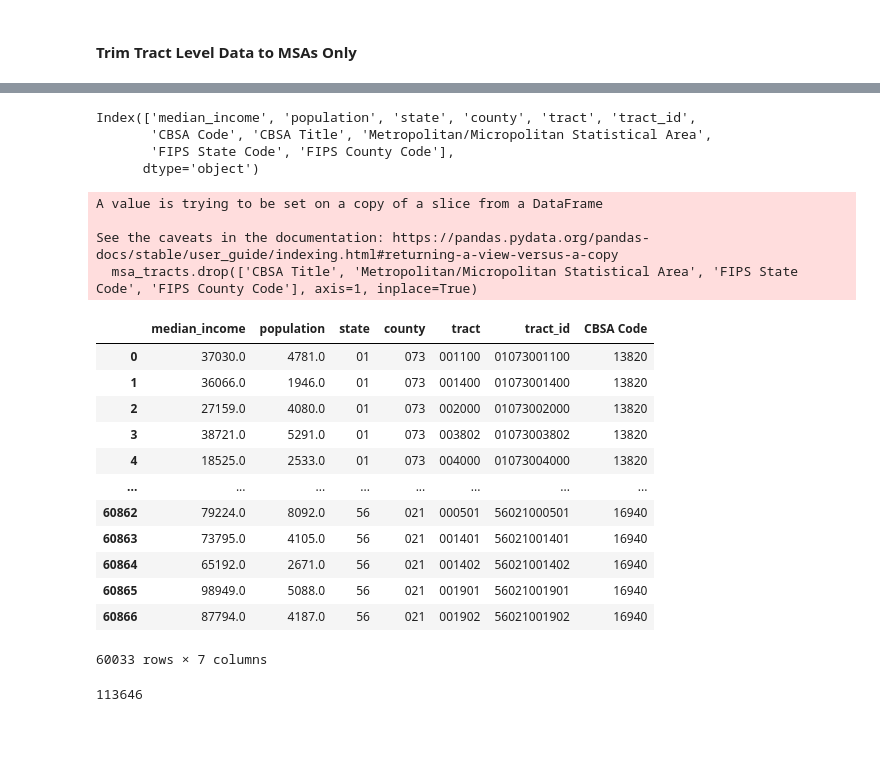
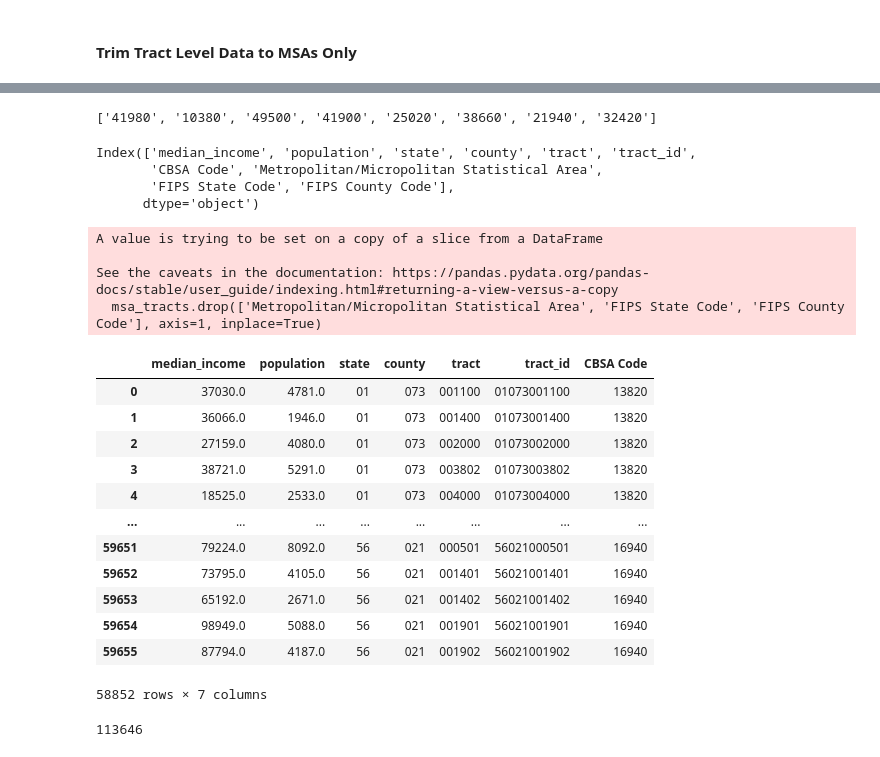
Before and after one commit to ldtcooper/urban-economics-project, a Jupyter notebook: notebook.ipynb, the cells around one changed output, grey strips where cells are left out. Saved outputs shown, nothing was run; the diff lists cells and outputs as text; code cells hidden in the pictures.

```diff
--- a/notebook.ipynb
+++ b/notebook.ipynb
@@ -192,2 +245,11 @@ msa_data
 # %% [markdown]
 #### MSA-Tract Crosswalk
+# %%
+msa_lookup = pd.read_excel('./data/omb-cbsa-csa.xls')
+msa_lookup = msa_lookup.iloc[2:].dropna(axis=1).iloc[:, [0, 2, -1]].reset_index(drop=True).dropna()
+msa_lookup.columns = ['CBSA Code', 'Metropolitan/Micropolitan Statistical Area', 'FIPS Code']
+
+for c in msa_lookup.columns:
+    msa_lookup[c] = msa_lookup[c].astype(str)
+
+msa_lookup
@@ -193,0 +270,5 @@ msa_data
+# %%
+msa_lookup['FIPS State Code'] = msa_lookup['FIPS Code'].str[:2]
+msa_lookup['FIPS County Code'] = msa_lookup['FIPS Code'].str[2:]
+msa_lookup.drop('FIPS Code', axis=1, inplace=True)
+msa_lookup
@@ -194,10 +299,10 @@ msa_data
 # %%
-msa_lookup = pd.read_excel('./data/msa_codes.xls',
-                           converters={'CBSA Code': str,
-                                       'CBSA Title': str,
-                                       'Metropolitan/Micropolitan Statistical Area': str,
-                                       'FIPS State Code': str,
-                                       'FIPS County Code': str}
-                           ).drop(range(1916,1920))
+# msa_lookup = pd.read_excel('./data/msa_codes.xls',
+#                            converters={'CBSA Code': str,
+#                                        'CBSA Title': str,
+#                                        'Metropolitan/Micropolitan Statistical Area': str,
+#                                        'FIPS State Code': str,
+#                                        'FIPS County Code': str}
+#                            ).drop(range(1916,1920))
 
-msa_lookup
+# msa_lookup
@@ -405,31 +506,36 @@ Name: state, dtype: int64
+# %%
+pr_msas = [el for el in og_msas if (el not in msa_tracts['CBSA Code'].value_counts().index)] #okay looks like these are all in PR
+pr_msas
+# %% [output]
+['41980', '10380', '49500', '41900', '25020', '38660', '21940', '32420']
 # %%
 msa_tracts.columns
 # %% [output]
 Index(['median_income', 'population', 'state', 'county', 'tract', 'tract_id',
-       'CBSA Code', 'CBSA Title', 'Metropolitan/Micropolitan Statistical Area',
+       'CBSA Code', 'Metropolitan/Micropolitan Statistical Area',
        'FIPS State Code', 'FIPS County Code'],
       dtype='object')
 # %%
-msa_tracts.drop(['CBSA Title', 'Metropolitan/Micropolitan Statistical Area', 'FIPS State Code', 'FIPS County Code'], axis=1, inplace=True)
+msa_tracts.drop(['Metropolitan/Micropolitan Statistical Area', 'FIPS State Code', 'FIPS County Code'], axis=1, inplace=True)
 msa_tracts
 # %% [output]
 A value is trying to be set on a copy of a slice from a DataFrame
 
 See the caveats in the documentation: https://pandas.pydata.org/pandas-docs/stable/user_guide/indexing.html#returning-a-view-versus-a-copy
-  msa_tracts.drop(['CBSA Title', 'Metropolitan/Micropolitan Statistical Area', 'FIPS State Code', 'FIPS County Code'], axis=1, inplace=True)
+  msa_tracts.drop(['Metropolitan/Micropolitan Statistical Area', 'FIPS State Code', 'FIPS County Code'], axis=1, inplace=True)
 |  | median_income | population | state | county | tract | tract_id | CBSA Code |
 | 0 | 37030.0 | 4781.0 | 01 | 073 | 001100 | 01073001100 | 13820 |
 | 1 | 36066.0 | 1946.0 | 01 | 073 | 001400 | 01073001400 | 13820 |
 | 2 | 27159.0 | 4080.0 | 01 | 073 | 002000 | 01073002000 | 13820 |
 | 3 | 38721.0 | 5291.0 | 01 | 073 | 003802 | 01073003802 | 13820 |
 | 4 | 18525.0 | 2533.0 | 01 | 073 | 004000 | 01073004000 | 13820 |
 | ... | ... | ... | ... | ... | ... | ... | ... |
-| 60862 | 79224.0 | 8092.0 | 56 | 021 | 000501 | 56021000501 | 16940 |
-| 60863 | 73795.0 | 4105.0 | 56 | 021 | 001401 | 56021001401 | 16940 |
-| 60864 | 65192.0 | 2671.0 | 56 | 021 | 001402 | 56021001402 | 16940 |
-| 60865 | 98949.0 | 5088.0 | 56 | 021 | 001901 | 56021001901 | 16940 |
-| 60866 | 87794.0 | 4187.0 | 56 | 021 | 001902 | 56021001902 | 16940 |
+| 59651 | 79224.0 | 8092.0 | 56 | 021 | 000501 | 56021000501 | 16940 |
+| 59652 | 73795.0 | 4105.0 | 56 | 021 | 001401 | 56021001401 | 16940 |
+| 59653 | 65192.0 | 2671.0 | 56 | 021 | 001402 | 56021001402 | 16940 |
+| 59654 | 98949.0 | 5088.0 | 56 | 021 | 001901 | 56021001901 | 16940 |
+| 59655 | 87794.0 | 4187.0 | 56 | 021 | 001902 | 56021001902 | 16940 |
-60033 rows × 7 columns
+58852 rows × 7 columns
 # %%
 del only_metros
 gc.collect()
```
Also changed, not shown: parts of 64 cells of this notebook, 3 other files.
